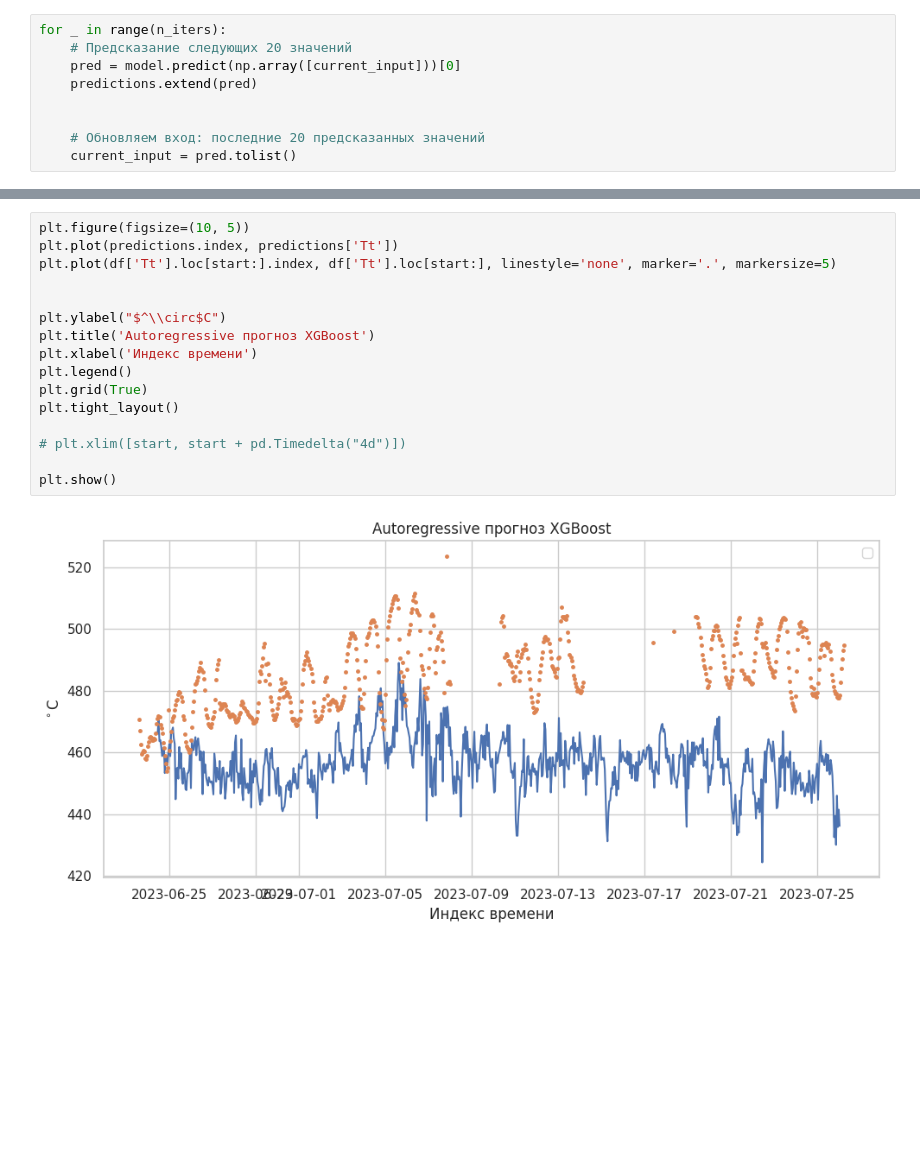
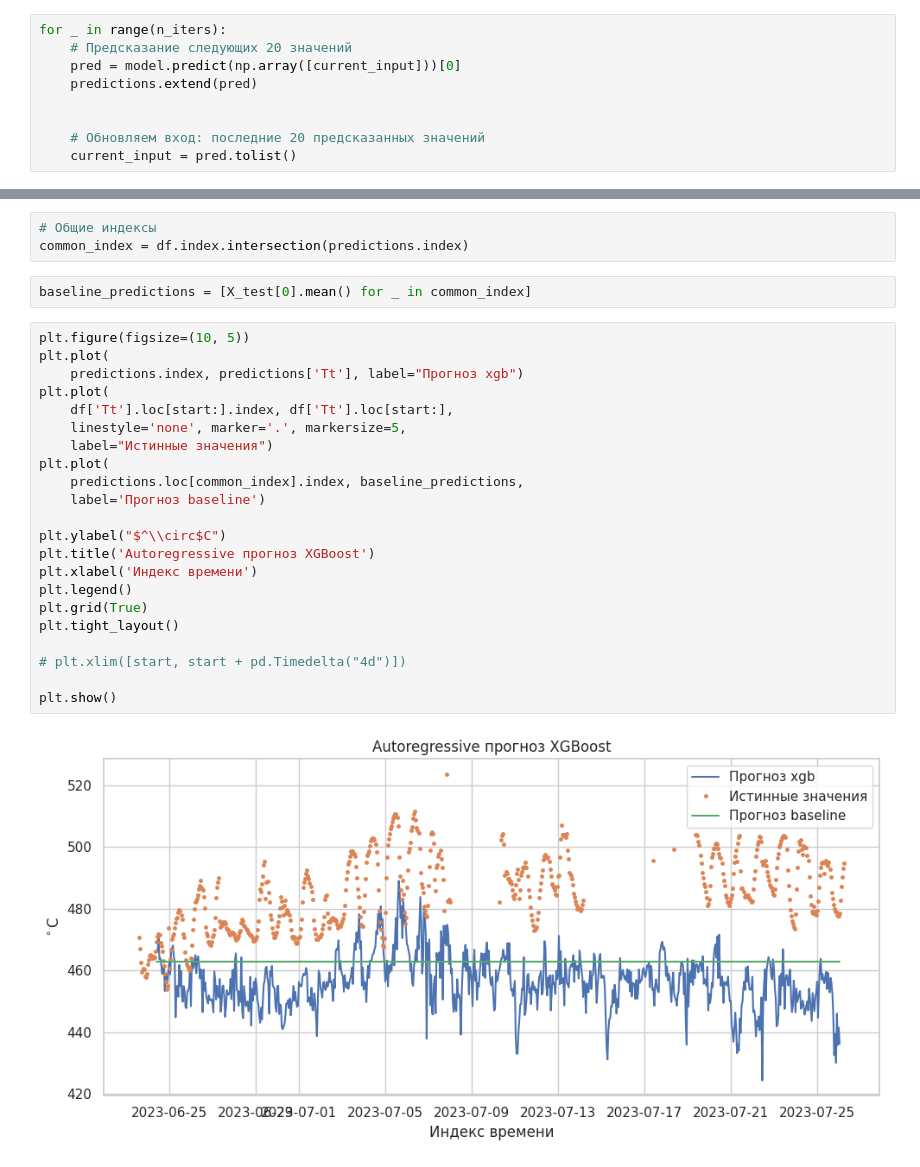
Before and after one commit to ArtyomShabunin/SMOPA, a Jupyter notebook: lesson_10.ipynb, the cells around one changed output, grey strips where cells are left out. Saved outputs shown, nothing was run; the diff lists cells and outputs as text; blank space fills up the shorter version.

```diff
--- a/lesson_10.ipynb
+++ b/lesson_10.ipynb
@@ -683,18 +829,29 @@ dtype: float64
+# %%
+# Общие индексы
+common_index = df.index.intersection(predictions.index)
+# %%
+baseline_predictions = [X_test[0].mean() for _ in common_index]
 # %%
 plt.figure(figsize=(10, 5))
-plt.plot(predictions.index, predictions['Tt'])
-plt.plot(df['Tt'].loc[start:].index, df['Tt'].loc[start:], linestyle='none', marker='.', markersize=5)
-
+plt.plot(
+    predictions.index, predictions['Tt'], label="Прогноз xgb")
+plt.plot(
+    df['Tt'].loc[start:].index, df['Tt'].loc[start:],
+    linestyle='none', marker='.', markersize=5,
+    label="Истинные значения")
+plt.plot(
+    predictions.loc[common_index].index, baseline_predictions,
+    label='Прогноз baseline')
 
 plt.ylabel("$^\\circ$С")
 plt.title('Autoregressive прогноз XGBoost')
 plt.xlabel('Индекс времени')
 plt.legend()
 plt.grid(True)
 plt.tight_layout()
 
 # plt.xlim([start, start + pd.Timedelta("4d")])
 
 plt.show()
 # %% [output]
-[figure, old version]
+[figure, new version]
```
Also changed, not shown: parts of 57 cells of this notebook.
